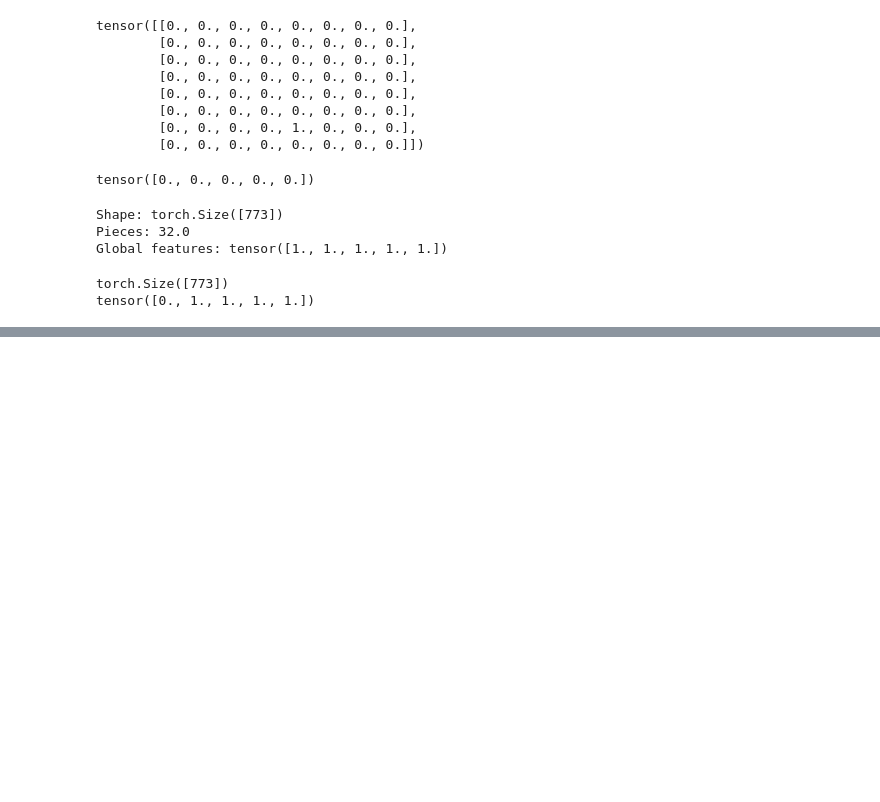
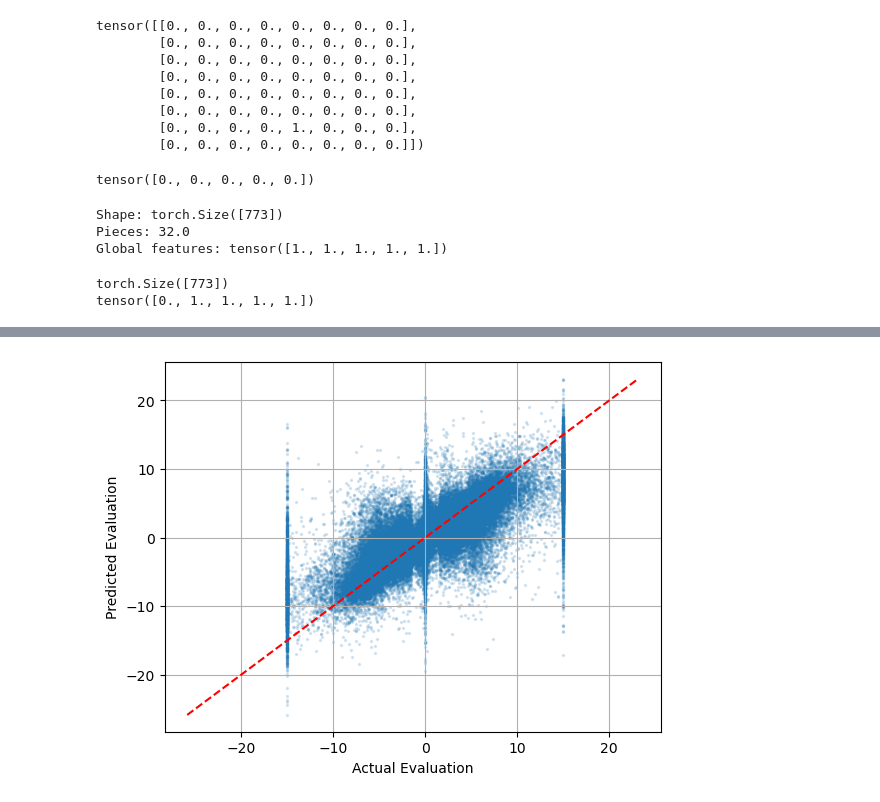
Before and after one commit to ArsalanTahirr/NeuraChess, a Jupyter notebook: notebooks/01_neural_experiments.ipynb, the cells around one changed output, grey strips where cells are left out. Drawn from its saved outputs; the diff is of its cells as text; code cells hidden in the pictures; blank space fills up the shorter version.

```diff
--- a/notebooks/01_neural_experiments.ipynb
+++ b/notebooks/01_neural_experiments.ipynb
@@ -98,0 +386,8 @@ tensor([0., 1., 1., 1., 1.])
+# %%
+checkpoint = torch.load(
+    "../checkpoints/best_model.pt",
+    weights_only=True,
+)
+
+model.load_state_dict(checkpoint["model_state_dict"])
+model.eval()
@@ -98,0 +406,33 @@ tensor([0., 1., 1., 1., 1.])
+# %%
+import numpy as np
+
+predictions = []
+actuals = []
+
+with torch.no_grad():
+    for X, y in val_loader:
+        output = model(X)
+
+        predictions.extend(output.flatten().tolist())
+        actuals.extend(y.flatten().tolist())
+
+predictions = np.array(predictions)
+actuals = np.array(actuals)
+# %%
+minimum = min(actuals.min(), predictions.min())
+maximum = max(actuals.max(), predictions.max())
+
+plt.scatter(actuals, predictions, s=2, alpha=0.15)
+
+plt.plot(
+    [minimum, maximum],
+    [minimum, maximum],
+    "r--"
+)
+
+plt.xlabel("Actual Evaluation")
+plt.ylabel("Predicted Evaluation")
+plt.grid()
+plt.show()
+# %% [output]
+[figure, added]
```
Also changed, not shown: parts of 14 cells of this notebook, 1 other file.
